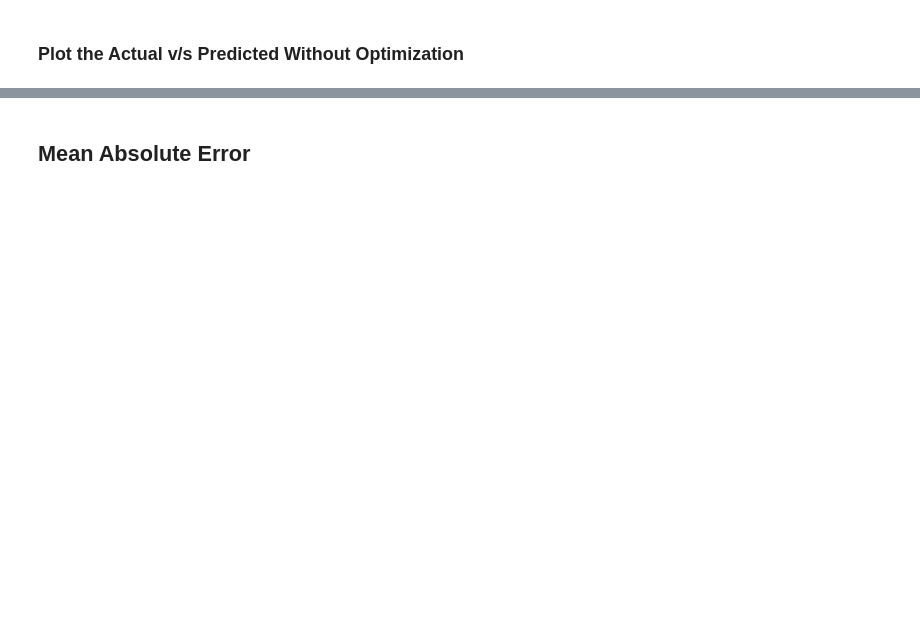
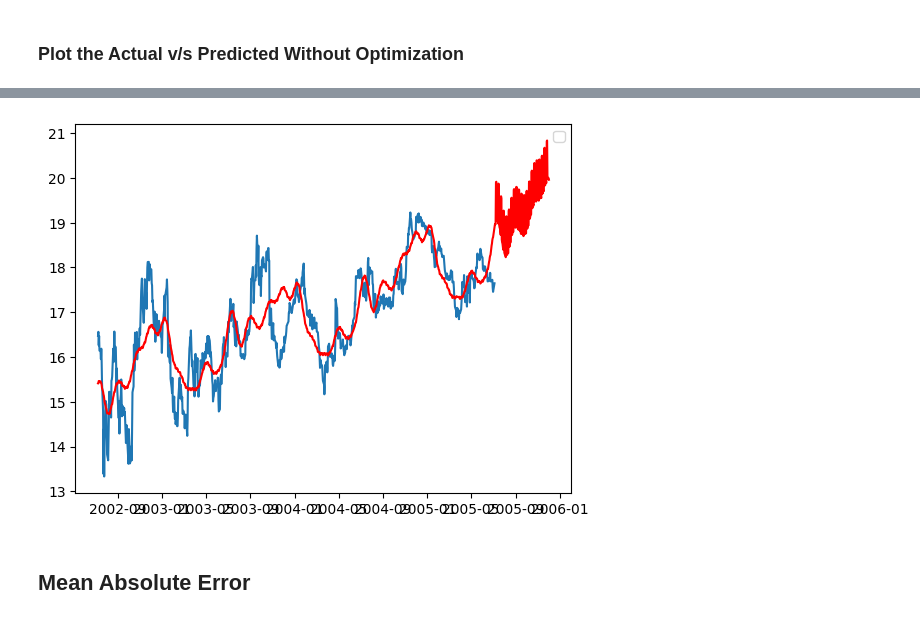
Before and after one commit to aimazin/Stock_predictions, a Jupyter notebook: MSFT_labs_time_series_forecasting_with_prophet_2022.ipynb, the cells around one changed output, grey strips where cells are left out. Drawn from its saved outputs; the diff is of its cells as text; code cells hidden in the pictures; blank space fills up the shorter version.

```diff
--- a/MSFT_labs_time_series_forecasting_with_prophet_2022.ipynb
+++ b/MSFT_labs_time_series_forecasting_with_prophet_2022.ipynb
@@ -526,3 +540,9 @@ fig.add_trace(go.Scatter(x=prediction['ds'], y=prediction['yhat'],
 fig.show()
 # %% [output]
 [interactive output not drawn]
+# %%
+pyplot.plot(df.ds,df.y)
+pyplot.plot(prediction.ds,prediction.yhat,c='r')
+pyplot.legend()
+pyplot.show()
+# %% [output]
@@ -529,3 +550,4 @@ fig.show()
+[figure, added]
 # %% [markdown]
 ## Mean Absolute Error
 # %% [markdown]
```
Also changed, not shown: parts of 19 cells of this notebook.
